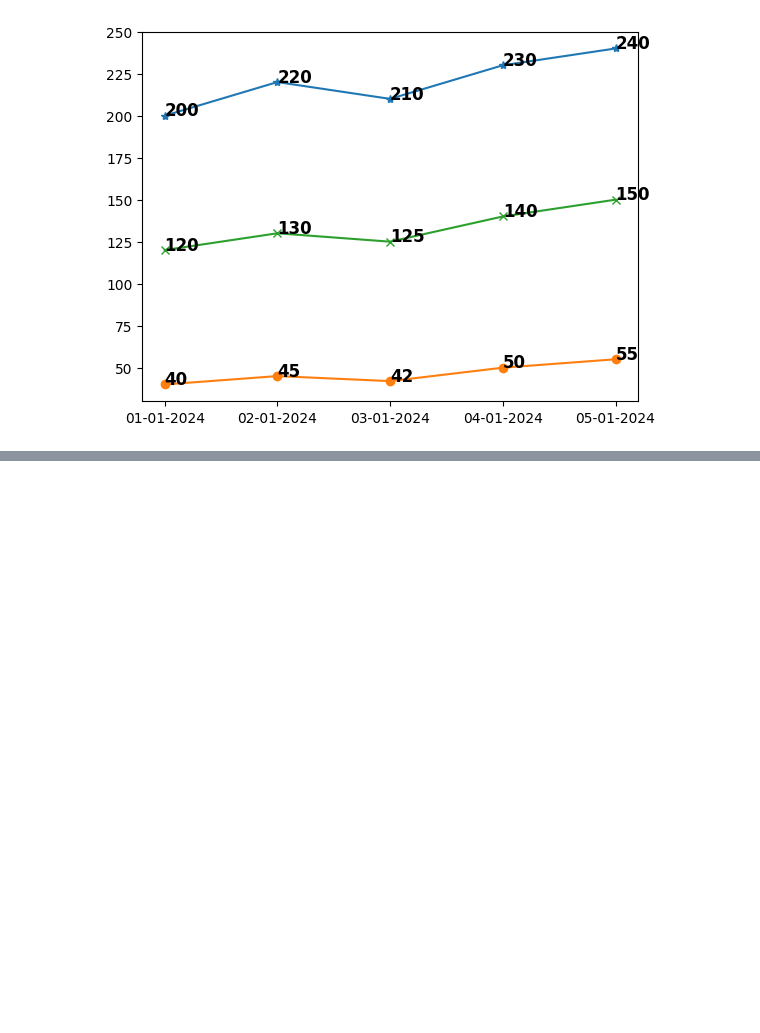
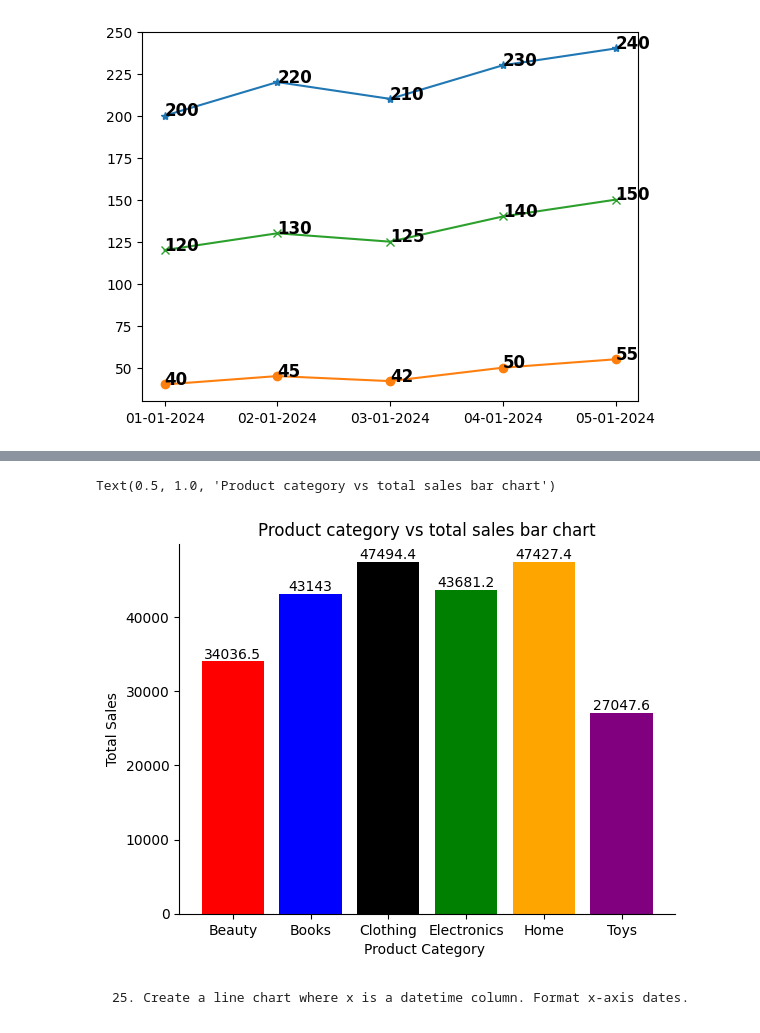
Before and after one commit to sagarnbeedi-analytics/data-analytics-portfolio, a Jupyter notebook: PYTHON/practicing_python_libraries/python_files/matplotlib.ipynb, the cells around one changed output, grey strips where cells are left out. Drawn from its saved outputs; the diff is of its cells as text; code cells hidden in the pictures; blank space fills up the shorter version.

```diff
--- a/PYTHON/practicing_python_libraries/python_files/matplotlib.ipynb
+++ b/PYTHON/practicing_python_libraries/python_files/matplotlib.ipynb
@@ -506,0 +509,2 @@ for line in plt.gca().lines:
+# %%
+df2=pd.read_csv(r"D:\data-analytics-porfolio\data-analytics-portfolio\datasets_for_analysis\sales_dataset\ecommerce_sales_data.csv")
@@ -506,0 +527,2 @@ for line in plt.gca().lines:
+# %%
+df2["Rolling mean"]=df2["Price"].rolling(window=7).mean().round(2)
@@ -506,0 +540,5 @@ for line in plt.gca().lines:
+# %%
+product_cat_sales=df2.groupby("Product Category").agg(
+    Total_Sales=("Price","sum")
+).reset_index()
+product_cat_sales
@@ -506,0 +553,18 @@ for line in plt.gca().lines:
+# %%
+bars=plt.bar(
+    x=product_cat_sales["Product Category"],
+    height=product_cat_sales["Total_Sales"],
+    color=["red","blue","black","green","orange","purple"]
+)
+ax=plt.gca()
+ax.spines["top"].set_visible(False)
+ax.spines["right"].set_visible(False)
+plt.bar_label(bars)
+plt.xlabel("Product Category ")
+plt.ylabel("Total Sales")
+plt.title("Product category vs total sales bar chart")
+# %% [output]
+Text(0.5, 1.0, 'Product category vs total sales bar chart')
+[figure, added]
+# %% [markdown]
+    25. Create a line chart where x is a datetime column. Format x-axis dates.
```
Also changed, not shown: parts of 13 cells of this notebook.
